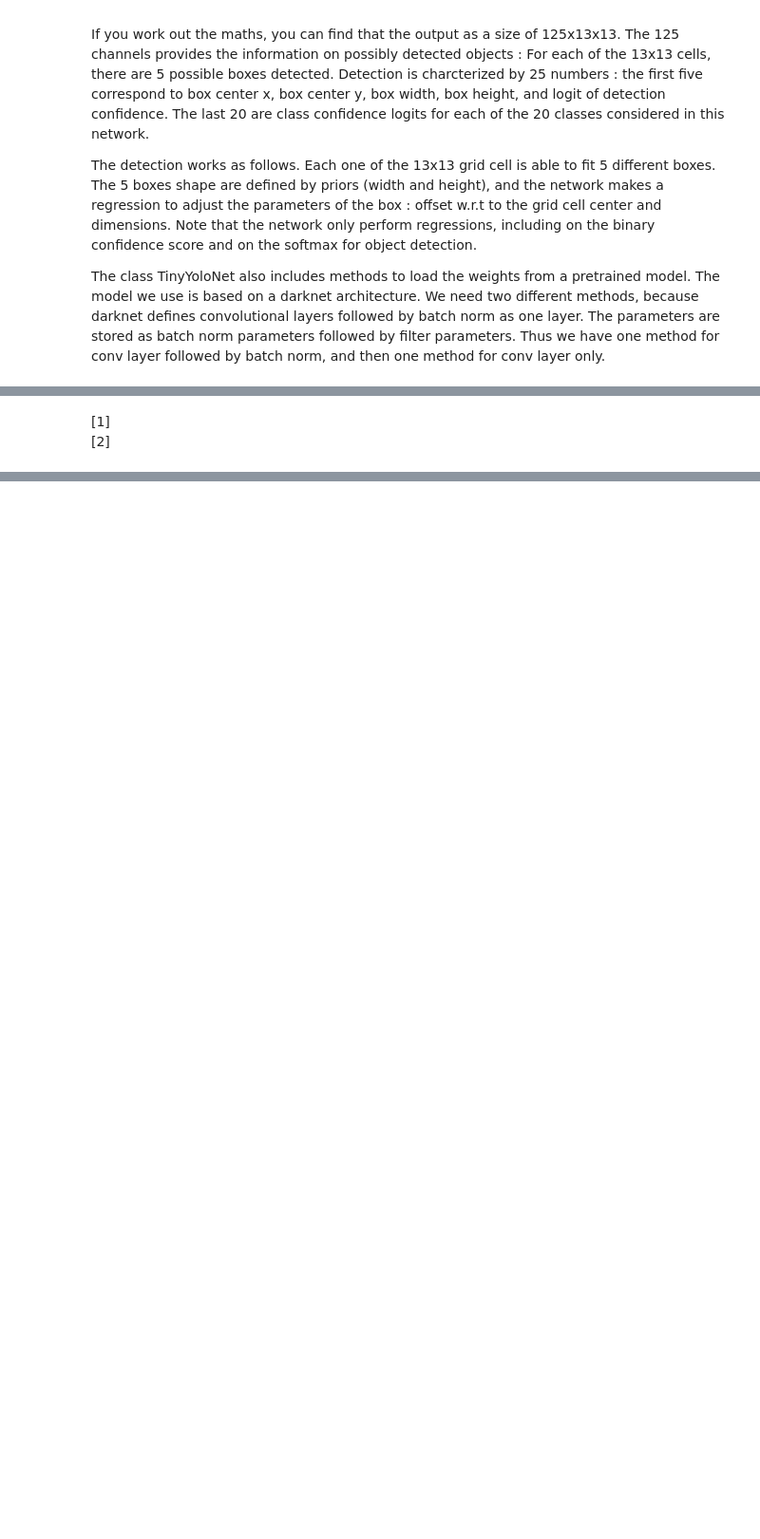
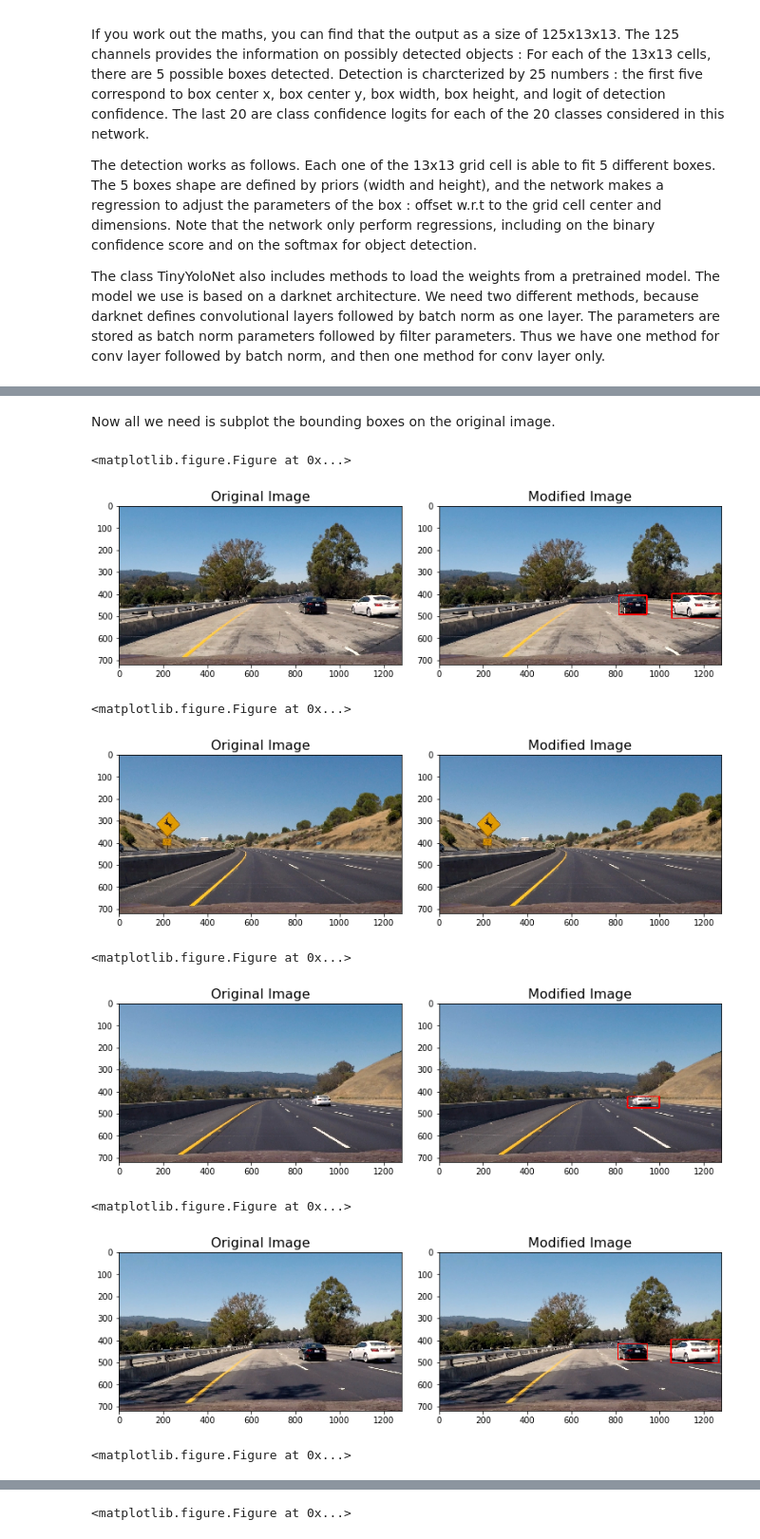
Before and after one commit to mkinet/SDCND, a Jupyter notebook: CarND-Vehicle-Detection-YOLO/CarND-Vehicle-Detection-YOLO.ipynb, the cells around one changed output, grey strips where cells are left out. Shown at 95% size. Cells and saved outputs as stored; diff of their text form; code cells hidden in the pictures; blank space fills up the shorter version.

```diff
--- a/CarND-Vehicle-Detection-YOLO/CarND-Vehicle-Detection-YOLO.ipynb
+++ b/CarND-Vehicle-Detection-YOLO/CarND-Vehicle-Detection-YOLO.ipynb
@@ -18,6 +18,7 @@ Let's get started.
 # %% [markdown]
 ### Useful libraries
 # %%
+import glob
 import math
 import numpy as np
 import torch
@@ -25,7 +26,11 @@ import torch.nn as nn
 import torch.nn.functional as F
 import cv2
 from collections import OrderedDict
-from scipy.misc import imresize, imsave
+from scipy.misc import imresize
+import matplotlib.pyplot as plt
+import matplotlib.image as mpimg
+%matplotlib inline
+plt.rcParams['figure.figsize'] = (10, 8)
 
 def sigmoid(x):
     # compute sigmoid of float input
@@ -284,6 +295,5 @@ def boxes_overlap(box1,box2):
     inter_area = inter_w * inter_h
     union_area = area1 + area2 - inter_area
     return inter_area / union_area
-# %% [markdown]
-[1]
-[2]
+# %% [markdown]
+Now all we need is subplot the bounding boxes on the original image.
@@ -289,0 +342,29 @@ def boxes_overlap(box1,box2):
+# %%
+# Create the network
+m = TinyYoloNet(weight_file='tiny-yolo-voc.weights')
+
+img_list=glob.glob('./test_images/*.jpg')
+for fname in img_list:
+    test_img = mpimg.imread(fname)
+    img=np.copy(test_img)
+    sized = imresize(test_img, (416, 416))
+    # compute output of network
+    output = m.detect(sized)
+    # convert out put to boxes
+    conf_thresh = 0.5
+    boxes = get_region_boxes(output, conf_thresh, m.box_priors, m.num_box_priors)
+    boxes = remove_duplicates(boxes)
+    im = plot_boxes(test_img, boxes)
+
+    plt.figure()
+    plot_2_images(img, im)
+# %% [output]
+<matplotlib.figure.Figure at 0x...>
+[figure, added]
+<matplotlib.figure.Figure at 0x...>
+[figure, added]
+<matplotlib.figure.Figure at 0x...>
+[figure, added]
+<matplotlib.figure.Figure at 0x...>
+[figure, added]
+<matplotlib.figure.Figure at 0x...>
@@ -289,0 +372 @@ def boxes_overlap(box1,box2):
+<matplotlib.figure.Figure at 0x...>
```
Also changed, not shown: parts of 5 cells of this notebook.
